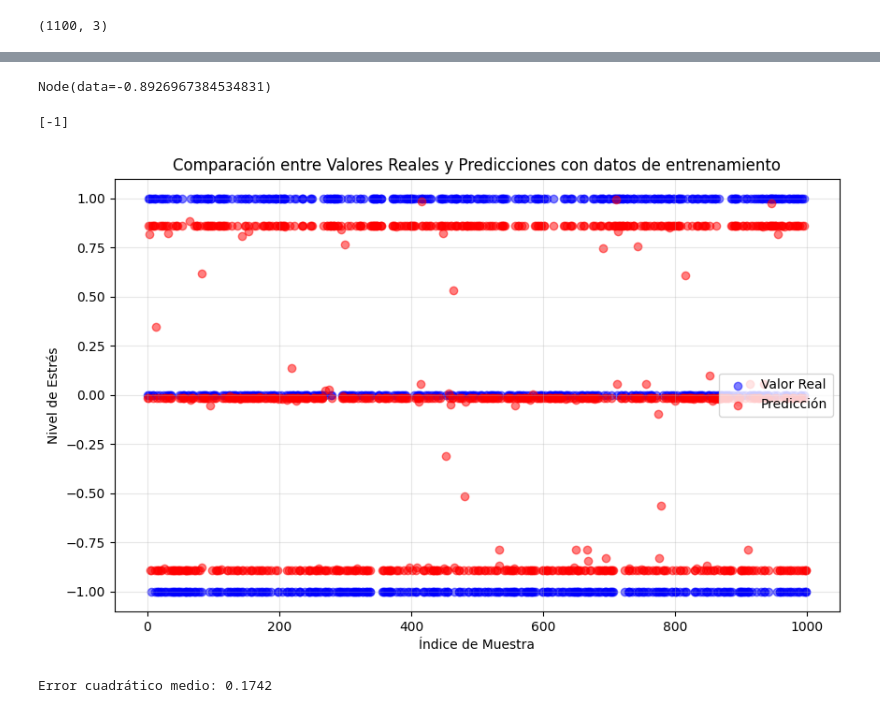
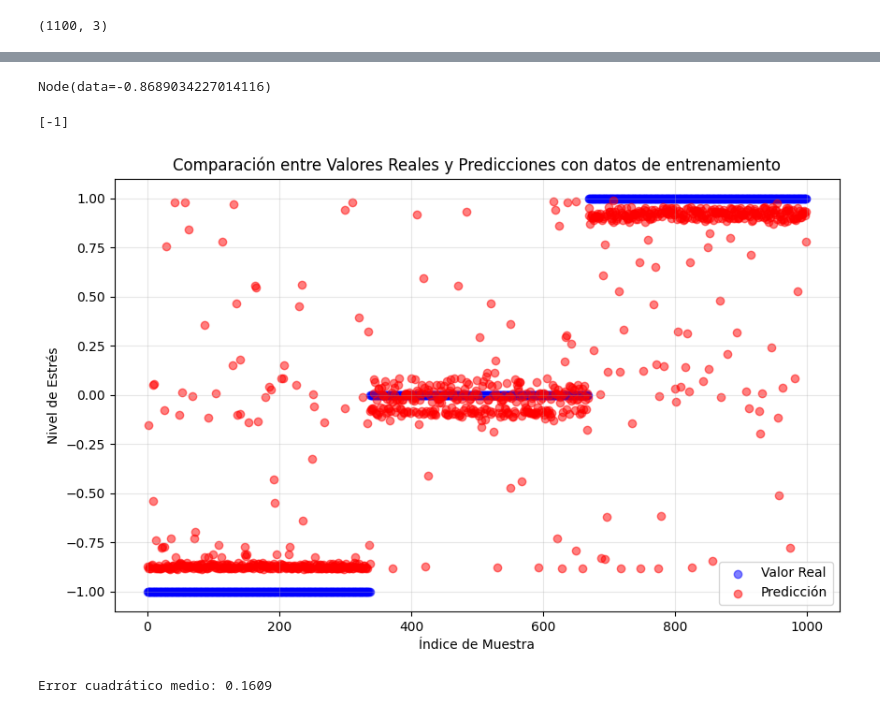
Before and after one commit to DiegoFJ95/NeuralNetwork, a Jupyter notebook: stress.ipynb, the cells around one changed output, grey strips where cells are left out. Cells and saved outputs as stored; diff of their text form; code cells hidden in the pictures.

```diff
--- a/stress.ipynb
+++ b/stress.ipynb
@@ -438,6 +438,7 @@ def train(network, xs, ys, epochs=1000, learning_rate=0.01, printability=100):
             for target, pred in zip(yt, yout):
                 loss += (pred - Node(target))**Node(2)
 
+        loss = loss * Node(1/len(ys))
         # Backward
         # Backpropagation calculando el gradiente de la función de pérdida respecto a cada parámetro.
         loss.backward()
@@ -562,5 +563,5 @@ Node(data=0.291079721144646)
 
 
 
-train(stress_predictor, X_train_list, Y_train_list, epochs=100, learning_rate=0.0001, printability=1)
+train(stress_predictor, X_train_list, Y_train_list, epochs=10000, learning_rate=0.001, printability=100)
 # %% [output]
@@ -585,7 +587,7 @@ Epoch 99, loss: 174.1903662484784
 
 stress_predictor(X_test_list[4])
 # %% [output]
-Node(data=-0.8926967384534831)
+Node(data=-0.8689034227014116)
 # %%
 Y_test_list[4]
 # %% [output]
@@ -595,32 +597,41 @@ import matplotlib.pyplot as plt
 # %%
 y_pred_train = []
 for x in X_train_list:
     pred = stress_predictor(x)
     # Convertir Node a valor float
     if isinstance(pred, list):
         y_pred_train.append([p.data for p in pred])
     else:
         y_pred_train.append(pred.data)
 
 # Convertir predicciones y valores reales a arrays numpy
 y_pred_train = np.array(y_pred_train)
 y_true = np.array([yt[0] for yt in Y_train_list])  # Extraer valores de las listas
 
+
+# Crear índices ordenados basados en los valores reales
+indices_ordenados = np.argsort(y_true)
+
+# Reordenar tanto los valores reales como las predicciones
+y_true_ordenado = y_true[indices_ordenados]
+y_pred_train_ordenado = y_pred_train[indices_ordenados]
+
+
 # Crear la gráfica
 plt.figure(figsize=(10, 6))
-plt.scatter(range(len(y_true)), y_true, c='blue', label='Valor Real', alpha=0.5)
-plt.scatter(range(len(y_pred_train)), y_pred_train, c='red', label='Predicción', alpha=0.5)
+plt.scatter(range(len(y_true_ordenado)), y_true_ordenado, c='blue', label='Valor Real', alpha=0.5)
+plt.scatter(range(len(y_pred_train_ordenado)), y_pred_train_ordenado, c='red', label='Predicción', alpha=0.5)
 plt.xlabel('Índice de Muestra')
 plt.ylabel('Nivel de Estrés')
 plt.title('Comparación entre Valores Reales y Predicciones con datos de entrenamiento')
 plt.legend()
 plt.grid(True, alpha=0.3)
 plt.show()
 
 # Imprimir métricas de error
 mse = np.mean((y_true - y_pred_train)**2)
 print(f"Error cuadrático medio: {mse:.4f}")
 # %% [output]
-[figure, old version]
+[figure, new version]
-Error cuadrático medio: 0.1742
+Error cuadrático medio: 0.1609
 # %%
```
Also changed, not shown: parts of 4 cells of this notebook.
